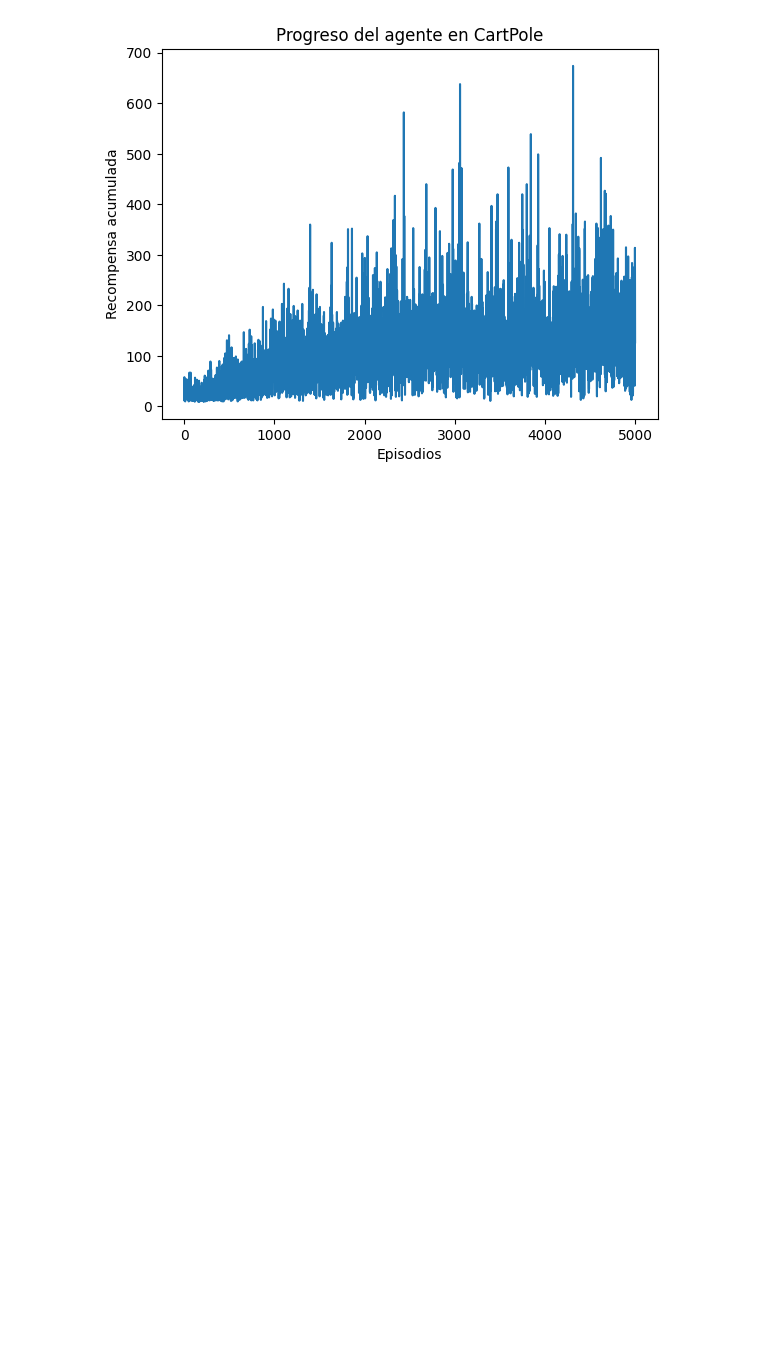
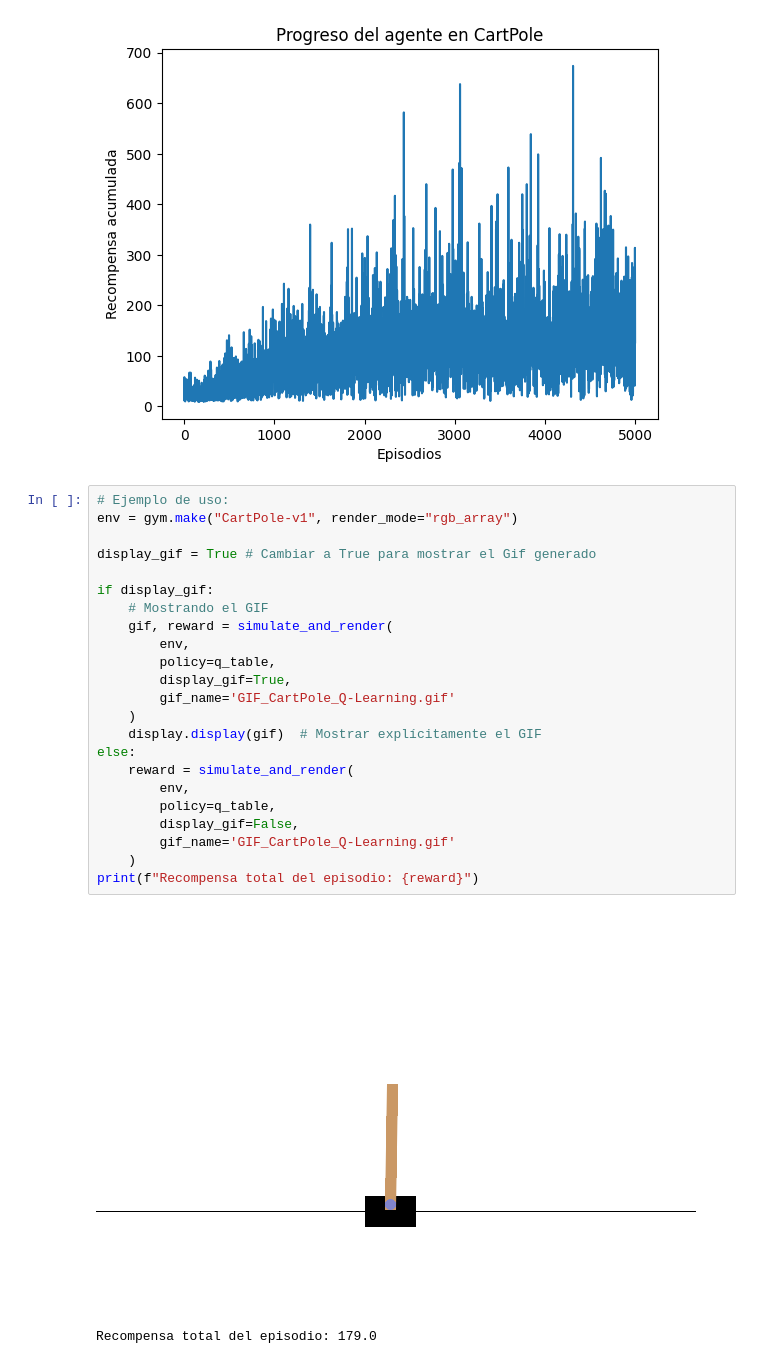
Before and after one commit to ManuelEspejo/Fundamentos-Machine-Learning, a Jupyter notebook: notebooks/03_Aprendizaje-Por-Refuerzo.ipynb, the cells around one changed output. Saved outputs shown, nothing was run; the diff lists cells and outputs as text; blank space fills up the shorter version.

```diff
--- a/notebooks/03_Aprendizaje-Por-Refuerzo.ipynb
+++ b/notebooks/03_Aprendizaje-Por-Refuerzo.ipynb
@@ -788,3 +844,29 @@ plt.title("Progreso del agente en CartPole")
 plt.show()
 # %% [output]
 [figure]
+# %%
+# Ejemplo de uso:
+env = gym.make("CartPole-v1", render_mode="rgb_array")
+
+display_gif = True # Cambiar a True para mostrar el Gif generado
+
+if display_gif:
+    # Mostrando el GIF
+    gif, reward = simulate_and_render(
+        env,
+        policy=q_table,
+        display_gif=True,
+        gif_name='GIF_CartPole_Q-Learning.gif'
+    )
+    display.display(gif)  # Mostrar explícitamente el GIF
+else:
+    reward = simulate_and_render(
+        env,
+        policy=q_table,
+        display_gif=False,
+        gif_name='GIF_CartPole_Q-Learning.gif'
+    )
+print(f"Recompensa total del episodio: {reward}")
+# %% [output]
+[figure, added]
+Recompensa total del episodio: 179.0
```
Also changed, not shown: parts of 3 cells of this notebook.
